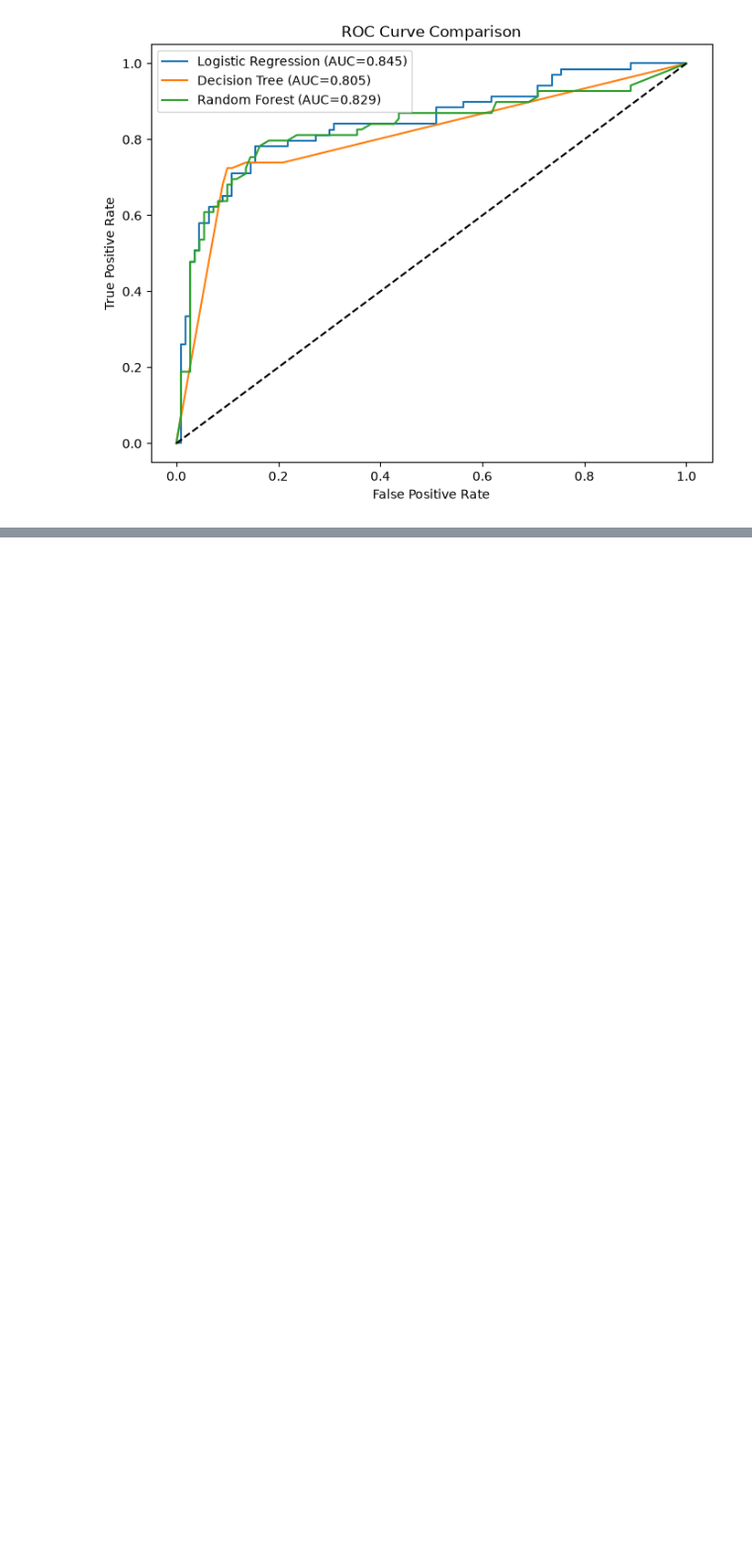
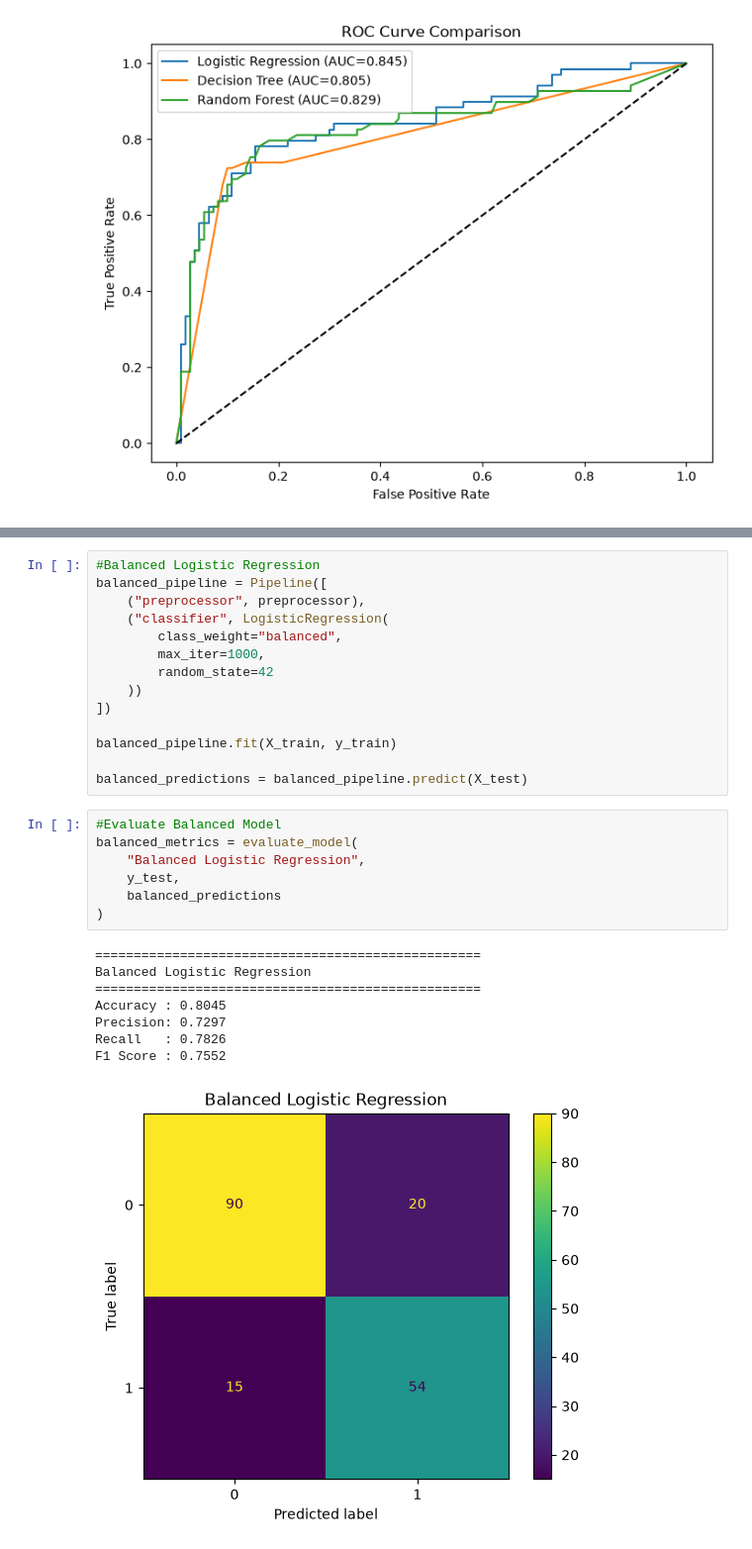
Before and after one commit to jeevanvenkateshjoniboyina-afk/zepto-data-ai-platform, a Jupyter notebook: analytics/02_modeling.ipynb, the cells around one changed output, grey strips where cells are left out. Shown at 99% size. Cells and saved outputs as stored; diff of their text form; blank space fills up the shorter version.

```diff
--- a/analytics/02_modeling.ipynb
+++ b/analytics/02_modeling.ipynb
@@ -387,0 +458,30 @@ plt.show()
+# %%
+#Balanced Logistic Regression
+balanced_pipeline = Pipeline([
+    ("preprocessor", preprocessor),
+    ("classifier", LogisticRegression(
+        class_weight="balanced",
+        max_iter=1000,
+        random_state=42
+    ))
+])
+
+balanced_pipeline.fit(X_train, y_train)
+
+balanced_predictions = balanced_pipeline.predict(X_test)
+# %%
+#Evaluate Balanced Model
+balanced_metrics = evaluate_model(
+    "Balanced Logistic Regression",
+    y_test,
+    balanced_predictions
+)
+# %% [output]
+==================================================
+Balanced Logistic Regression
+==================================================
+Accuracy : 0.8045
+Precision: 0.7297
+Recall   : 0.7826
+F1 Score : 0.7552
+[figure, added]
```
Also changed, not shown: parts of 30 cells of this notebook.
